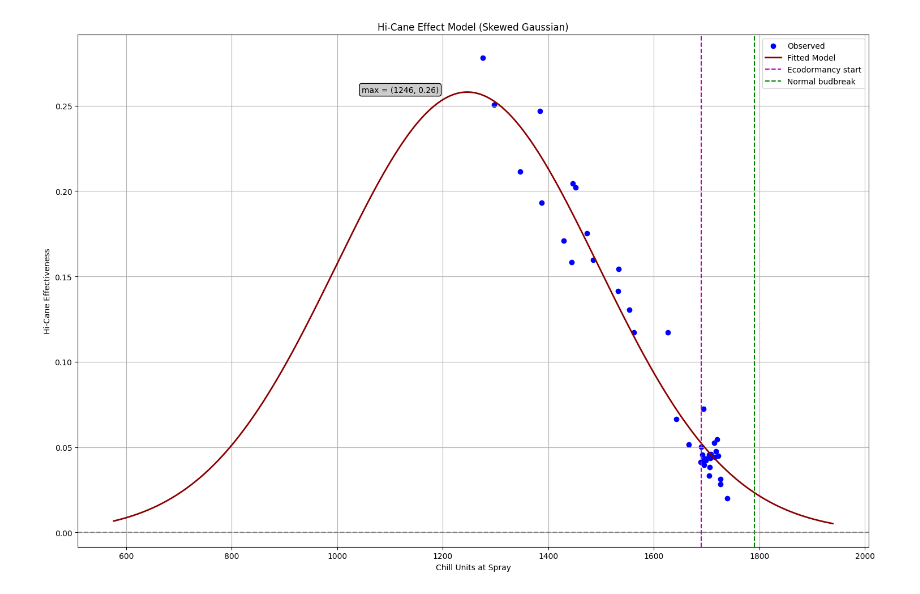
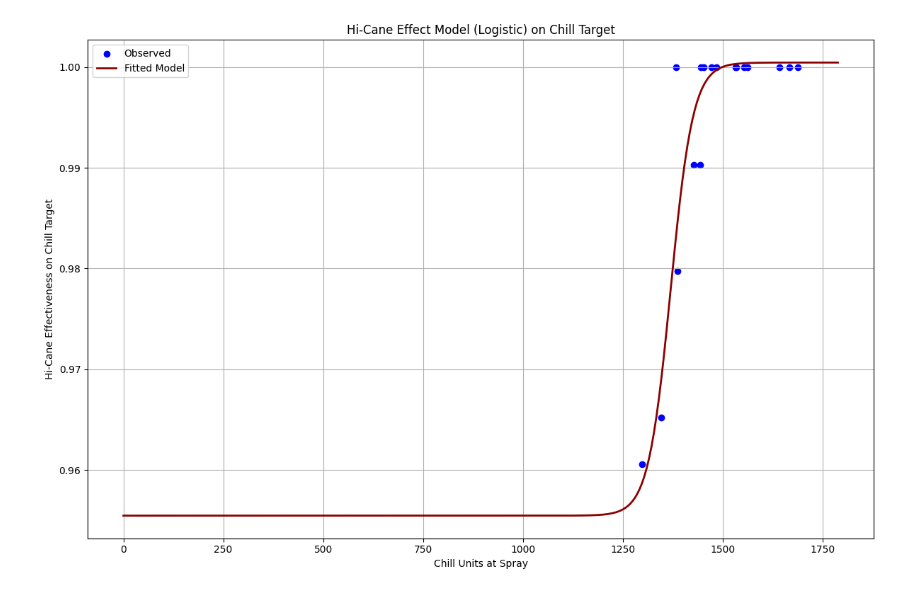
Before and after one commit to Niloofar-Sh/PlayGround, a Jupyter notebook: HC_BB.ipynb, the cells around one changed output. Saved outputs shown, nothing was run; the diff lists cells and outputs as text; code cells hidden in the pictures.

Commit message:
HC_predict/effectiveness/ChillHeatProportion_final

```diff
--- a/HC_BB.ipynb
+++ b/HC_BB.ipynb
@@ -43,7 +43,7 @@ def load_weather(weather_path, obs_year):
     return weather_data.reset_index(drop=True)
 # %%
 # Load datasets for observations
-def load_observations(file_path,BB_sheet_name, Flwr_sheet_name, cultivar_col,cultivar_name,treatment_col,treatment_name,location, excel_observs_BB, excel_observs_Flwr, spray_col_name):
+def load_observations_HC(file_path,BB_sheet_name, Flwr_sheet_name, cultivar_col,cultivar_name,treatment_col,treatment_name,location, excel_observs_BB, excel_observs_Flwr, spray_col_name):
 
     # Define the expected column names for the final concatenated DataFrame
     TREATMENT = "Treatment"
@@ -344,0 +404,12 @@ for location in observed_application_doy.keys():
+# %%
+# Print the experiment names that HC was applied during endodormancy (acc. heat at spraying time is zero) and
+# the acc. heat at observed budbreak time does not exceed the Heat Requirement (101.29 units)
+i = 0
+heat_acc_threshold = 0.02
+for loc in HU_spray.keys():
+    for year in HU_spray[loc].keys():
+            for sheet_info in HU_spray[loc][year]:
+                if HU_spray[loc][year][sheet_info] < heat_acc_threshold and HU_observation[loc][year][sheet_info] < base_model_config['HeatRequirement']:
+                    print(sheet_info, round(CU_spray[loc][year][sheet_info],2), HU_spray[loc][year][sheet_info])
+                    i += 1
+print(i)
@@ -376,66 +503,58 @@ for loc in observed_budbreak_doy.keys():
 # %%
-def skewed_gaussian(x, mu, A, sigma, alpha):
-    """
-    Skewed Gaussian: combines a normal PDF and CDF
-    """
-    norm_pdf = norm.pdf((x - mu) / sigma)
-    norm_cdf = norm.cdf(alpha * (x - mu) / sigma)
-    return A * 2 * norm_pdf * norm_cdf
+chill_requirement = base_model_config['ChillRequirement']
+heat_requirement = base_model_config['HeatRequirement']
 
 
-# Filter data to remove post endo-dormancy HC applications
-# filter_post_endo = (chu_spray <= chill_requirement)
+chu_spray = np.array(chu_spray)
+chu_obs = np.array(chu_obs)
+control = np.array(control)
+spray_doys = np.array(spray_doys)
 
-chu_spray = np.array(chu_spray)
+control_doy = np.array(control_doy)
+hc_doy = np.array(hc_doy)
 
-chu_obs = np.array(chu_obs)
+cu_spray = np.array(cu_spray)
+cu_obs = np.array(cu_obs)
+hu_spray = np.array(hu_spray)
+hu_obs = np.array(hu_obs)
 
-x = chu_spray
-y = (np.array(chu_obs)-(chu_spray))/chu_spray
+filter_endo_spray = (hu_spray < heat_acc_threshold) & (hu_obs <= heat_requirement)
 
-# Initial guess: [mu, A, sigma, alpha]
-p0 = [1300, 0.5, 100, 0]
+x = cu_spray[filter_endo_spray]
+y = cu_obs[filter_endo_spray]/chill_requirement
+
+# Initial guess: [mu, A, k, e]
+p0 = [1400, 0.045, 0.5, 0.9]
 
 # Parameter bounds to help constrain and ensure both phases get fit
 bounds = (
-    [800, 0, 50, 0],  # Lower bounds
-    [1400, 1, 300, 0.001]  # Upper bounds
+    [1370, 0.045, 0, 0],  # Lower bounds
+    [1500, 0.047, 1, 1]  # Upper bounds
 )
 
 # Fit the model
-popt, _ = curve_fit(skewed_gaussian, x, y, p0=p0, bounds=bounds, maxfev=10000)
+popt_chill, _ = curve_fit(logistic, x, y, p0=p0, bounds=bounds, maxfev=10000)
 
 # Generate fit curve
-x_fit = np.linspace(min(x)-700, max(x)+200, 300)
-y_fit = skewed_gaussian(x_fit, *popt)
+x_fit = np.linspace(0, max(x)+100, 300)
+y_fit = logistic(x_fit, *popt_chill)
 
 # Plot results
-plt.figure(figsize=(15, 10))
+plt.figure(figsize=(12, 8))
 plt.scatter(x, y, label="Observed", color="blue")
 plt.plot(x_fit, y_fit, label="Fitted Model", color="darkred", linewidth=2)
-plt.axvline(chill_requirement, linestyle='--', color='m', label="Ecodormancy start")
-plt.axvline(normal_budbreak, linestyle='--', color='green', label="Normal budbreak")
-plt.axhline(0, linestyle='--', color='gray')
-# plt.axvline(1383, linestyle='--', color='c', label="HWBBRawTP2021HiCane214")
-# plt.axvline(1629, linestyle='--', color='c', label="KKHaywardBB2013HC246")
-# plt.axvline(1704, linestyle='--', color='c', label="KatoaBB2008HC240")
-# plt.axvline(1689.45, linestyle='--', color='c', label="KatoaBB2010HC231")
 plt.xlabel("Chill Units at Spray")
-plt.ylabel("Hi-Cane Effectiveness")
-plt.title("Hi-Cane Effect Model (Skewed Gaussian)")
+plt.ylabel("Hi-Cane Effectiveness on Chill Target")
+plt.title("Hi-Cane Effect Model (Logistic) on Chill Target")
 bbox = dict(boxstyle="round", fc="0.8")
-plt.annotate(
-    f'max = ({x_fit[np.argmax(y_fit)]:.0f}, {np.max(y_fit):.2f})',
-    xy=(popt[0]-200, np.max(y_fit)),
-    bbox=bbox)
 plt.legend()
 plt.grid(True)
 plt.tight_layout()
 plt.show()
 
 # Print fitted parameter values
-param_names = ["mu", "A", "sigma", "alpha"]
-for name, val in zip(param_names, popt):
-    print(f"{name}: {val:.2f}")
+param_names = ["mu", "A", "k", "e"]
+for name, val in zip(param_names, popt_chill):
+    print(f"{name}: {val:.3f}")
 # %% [output]
-[figure, old version]
+[figure, new version]
```
Also changed, not shown: parts of 17 cells of this notebook, 1 other file.
